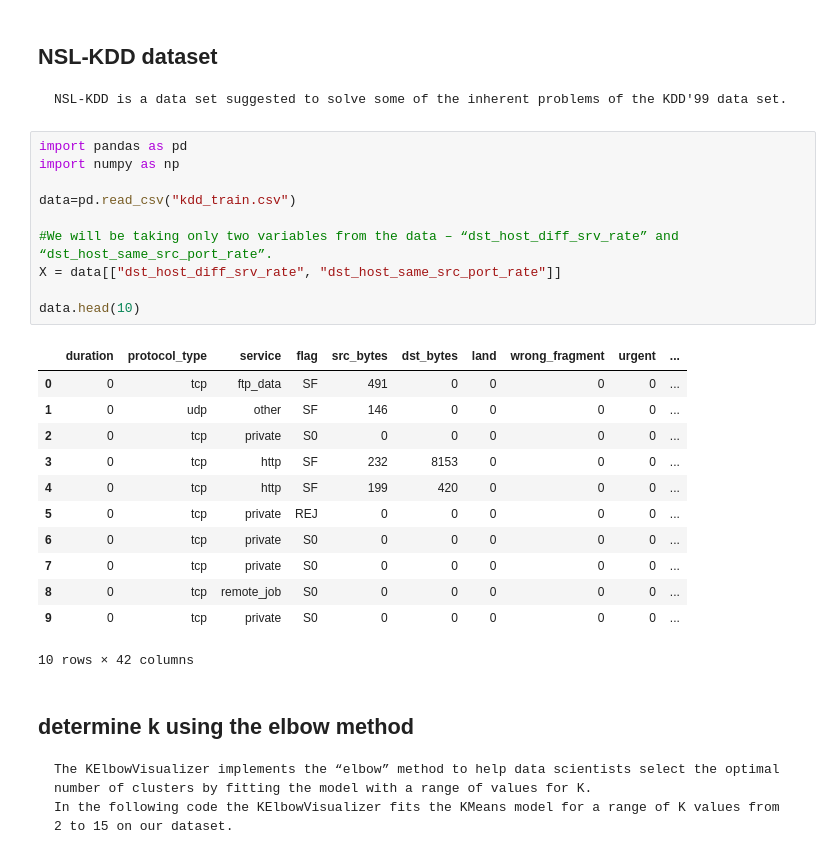
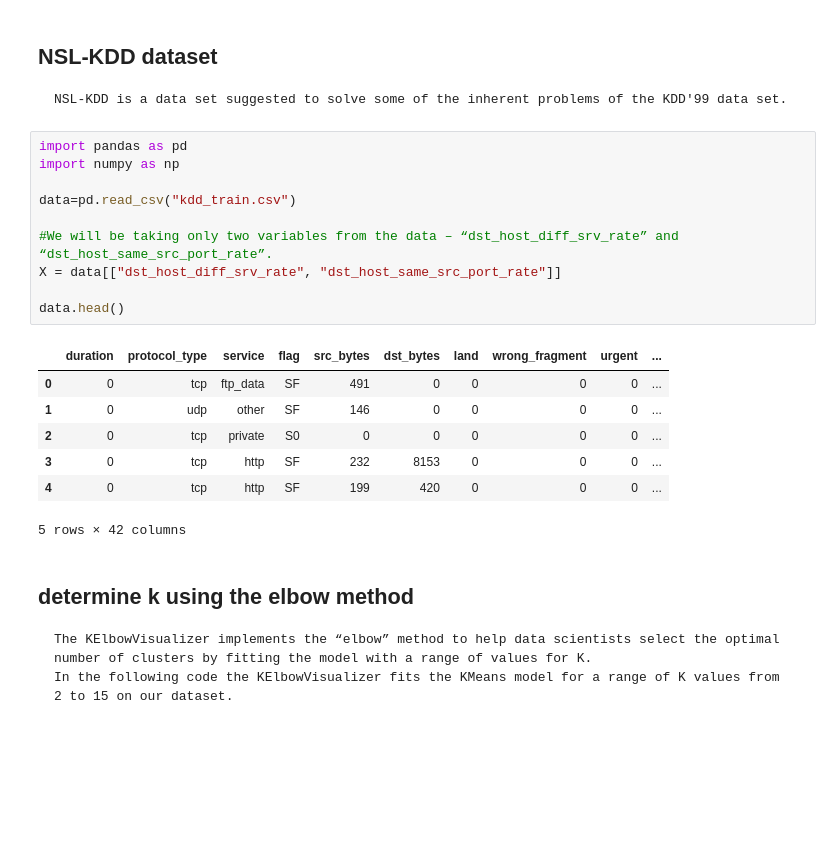
Before and after one commit to at-imene/Analyse-Kdd99-using-K-mean, a Jupyter notebook: k-mean_clustring.ipynb, the cells around one changed output. Saved outputs shown, nothing was run; the diff lists cells and outputs as text; blank space fills up the shorter version.

```diff
--- a/k-mean_clustring.ipynb
+++ b/k-mean_clustring.ipynb
@@ -9,26 +9,21 @@
 # %%
 import pandas as pd
 import numpy as np
 
 data=pd.read_csv("kdd_train.csv")
 
 #We will be taking only two variables from the data – “dst_host_diff_srv_rate” and “dst_host_same_src_port_rate”.
 X = data[["dst_host_diff_srv_rate", "dst_host_same_src_port_rate"]]
 
-data.head(10)
+data.head()
 # %% [output]
 |  | duration | protocol_type | service | flag | src_bytes | dst_bytes | land | wrong_fragment | urgent | ... |
 | 0 | 0 | tcp | ftp_data | SF | 491 | 0 | 0 | 0 | 0 | ... |
 | 1 | 0 | udp | other | SF | 146 | 0 | 0 | 0 | 0 | ... |
 | 2 | 0 | tcp | private | S0 | 0 | 0 | 0 | 0 | 0 | ... |
 | 3 | 0 | tcp | http | SF | 232 | 8153 | 0 | 0 | 0 | ... |
 | 4 | 0 | tcp | http | SF | 199 | 420 | 0 | 0 | 0 | ... |
-| 5 | 0 | tcp | private | REJ | 0 | 0 | 0 | 0 | 0 | ... |
-| 6 | 0 | tcp | private | S0 | 0 | 0 | 0 | 0 | 0 | ... |
-| 7 | 0 | tcp | private | S0 | 0 | 0 | 0 | 0 | 0 | ... |
-| 8 | 0 | tcp | remote_job | S0 | 0 | 0 | 0 | 0 | 0 | ... |
-| 9 | 0 | tcp | private | S0 | 0 | 0 | 0 | 0 | 0 | ... |
-10 rows × 42 columns
+5 rows × 42 columns
 # %% [markdown]
 ## determine k using the elbow method
     The KElbowVisualizer implements the “elbow” method to help data scientists select the optimal number of clusters by fitting the model with a range of values for K.
```
Also changed, not shown: parts of 14 cells of this notebook.
